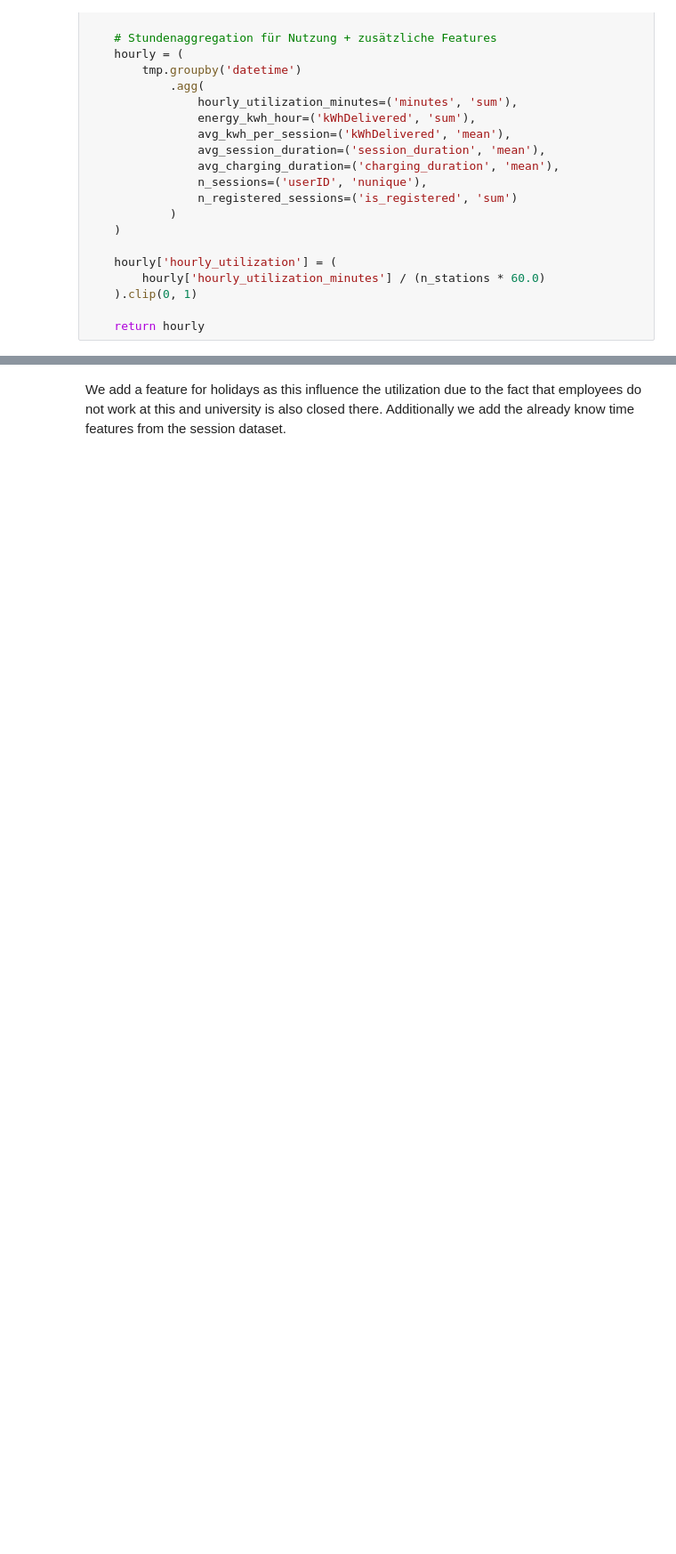
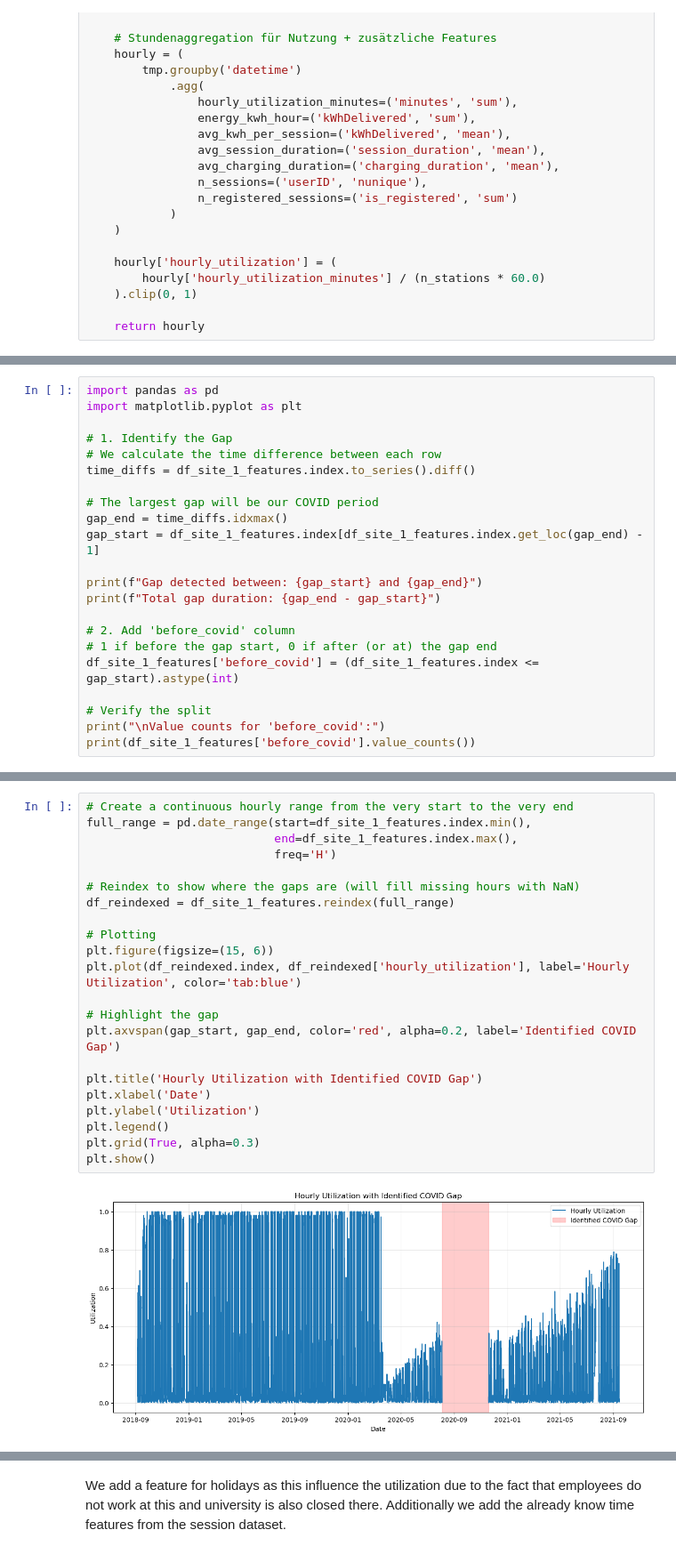
Before and after one commit to lbaudenb/AA_Team_6, a Jupyter notebook: notebooks/04_prediction.ipynb, the cells around one changed output, grey strips where cells are left out. Shown at 89% size. Cells and saved outputs as stored; diff of their text form; blank space fills up the shorter version.

```diff
--- a/notebooks/04_prediction.ipynb
+++ b/notebooks/04_prediction.ipynb
@@ -219,0 +341,22 @@ df_site_1_features.head()
+# %%
+import pandas as pd
+import matplotlib.pyplot as plt
+
+# 1. Identify the Gap
+# We calculate the time difference between each row
+time_diffs = df_site_1_features.index.to_series().diff()
+
+# The largest gap will be our COVID period
+gap_end = time_diffs.idxmax()
+gap_start = df_site_1_features.index[df_site_1_features.index.get_loc(gap_end) - 1]
+
+print(f"Gap detected between: {gap_start} and {gap_end}")
+print(f"Total gap duration: {gap_end - gap_start}")
+
+# 2. Add 'before_covid' column
+# 1 if before the gap start, 0 if after (or at) the gap end
+df_site_1_features['before_covid'] = (df_site_1_features.index <= gap_start).astype(int)
+
+# Verify the split
+print("\nValue counts for 'before_covid':")
+print(df_site_1_features['before_covid'].value_counts())
@@ -219,0 +372,24 @@ df_site_1_features.head()
+# %%
+# Create a continuous hourly range from the very start to the very end
+full_range = pd.date_range(start=df_site_1_features.index.min(),
+                           end=df_site_1_features.index.max(),
+                           freq='H')
+
+# Reindex to show where the gaps are (will fill missing hours with NaN)
+df_reindexed = df_site_1_features.reindex(full_range)
+
+# Plotting
+plt.figure(figsize=(15, 6))
+plt.plot(df_reindexed.index, df_reindexed['hourly_utilization'], label='Hourly Utilization', color='tab:blue')
+
+# Highlight the gap
+plt.axvspan(gap_start, gap_end, color='red', alpha=0.2, label='Identified COVID Gap')
+
+plt.title('Hourly Utilization with Identified COVID Gap')
+plt.xlabel('Date')
+plt.ylabel('Utilization')
+plt.legend()
+plt.grid(True, alpha=0.3)
+plt.show()
+# %% [output]
+[figure, added]
```
Also changed, not shown: parts of 43 cells of this notebook.
